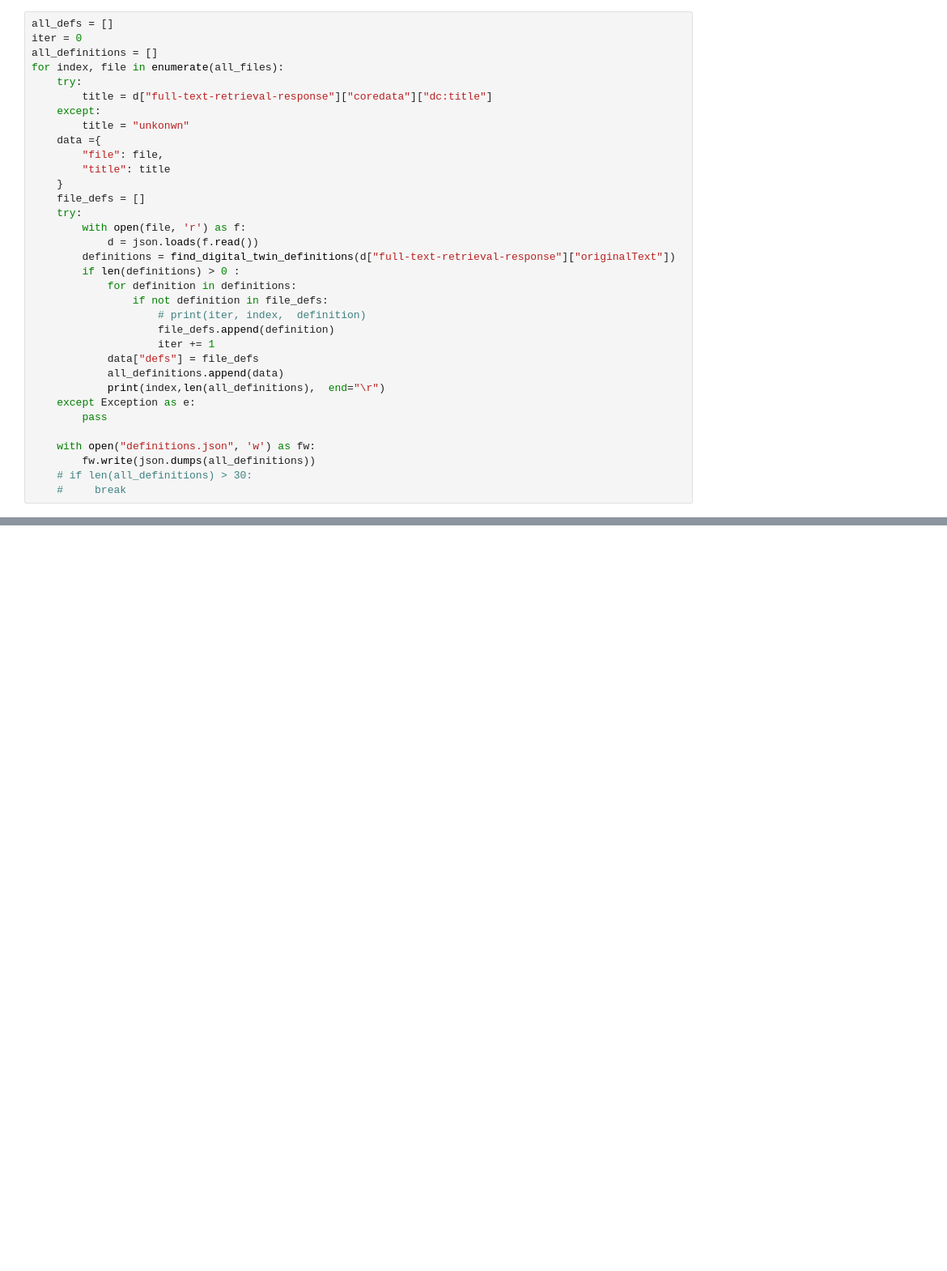
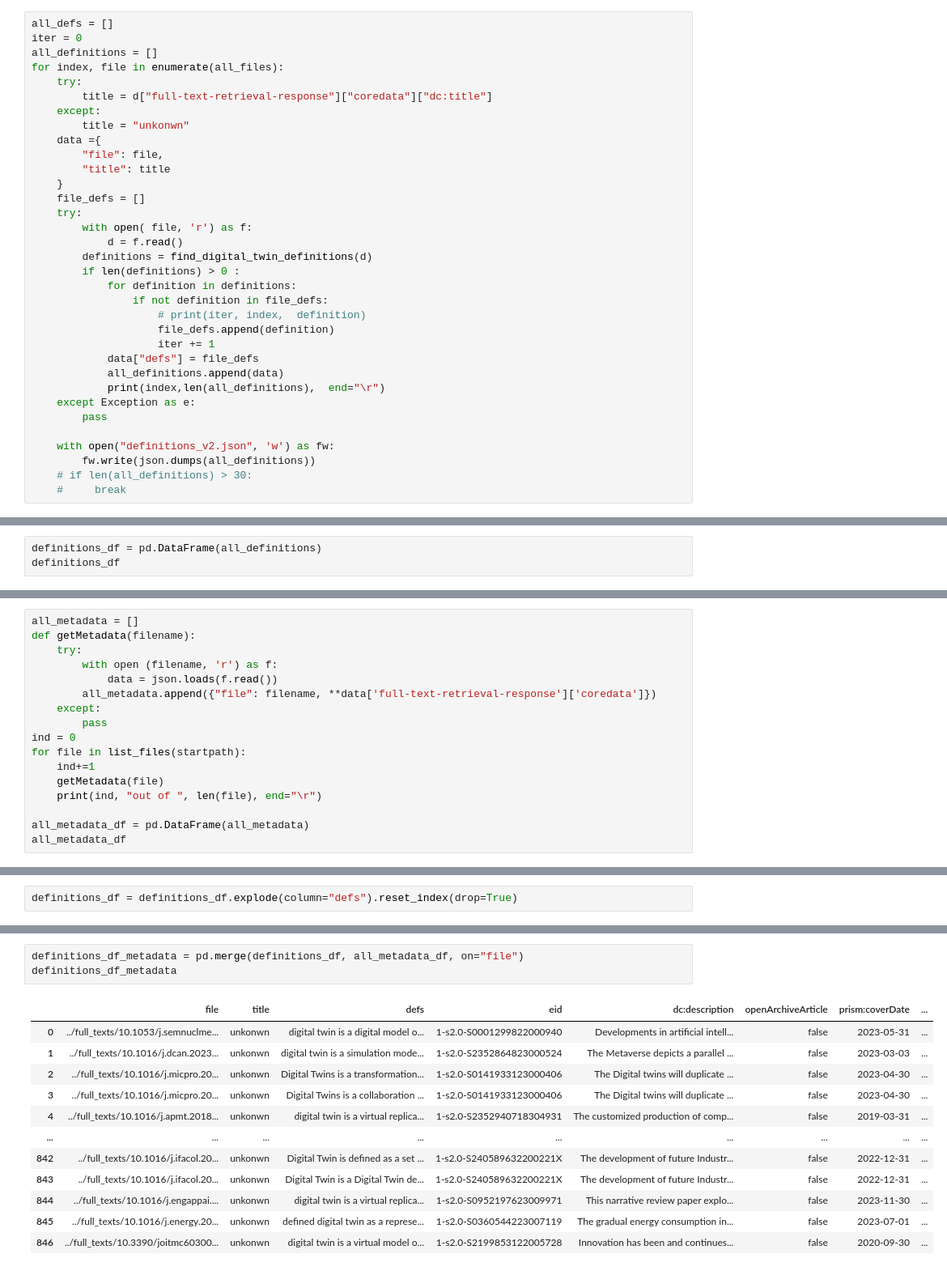
Before and after one commit to ualsg/dt-definitions, a Jupyter notebook: notebooks/03_regex_extract_definitons.ipynb, the cells around one changed output, grey strips where cells are left out. Shown at 81% size. Cells and saved outputs as stored; diff of their text form; blank space fills up the shorter version.

```diff
--- a/notebooks/03_regex_extract_definitons.ipynb
+++ b/notebooks/03_regex_extract_definitons.ipynb
@@ -54,9 +62,9 @@ for index, file in enumerate(all_files):
     }
     file_defs = []
     try:
-        with open(file, 'r') as f:
-            d = json.loads(f.read())
-        definitions = find_digital_twin_definitions(d["full-text-retrieval-response"]["originalText"])
+        with open( file, 'r') as f:
+            d = f.read()
+        definitions = find_digital_twin_definitions(d)
         if len(definitions) > 0 :
             for definition in definitions:
                 if not definition in file_defs:
@@ -69,7 +77,7 @@ for index, file in enumerate(all_files):
     except Exception as e:
         pass
 
-    with open("definitions.json", 'w') as fw:
+    with open("definitions_v2.json", 'w') as fw:
         fw.write(json.dumps(all_definitions))
     # if len(all_definitions) > 30:
     #     break
@@ -100,0 +106,3 @@ all_definitions
+# %%
+definitions_df = pd.DataFrame(all_definitions)
+definitions_df
@@ -100,0 +123,17 @@ all_definitions
+# %%
+all_metadata = []
+def getMetadata(filename):
+    try:
+        with open (filename, 'r') as f:
+            data = json.loads(f.read())
+        all_metadata.append({"file": filename, **data['full-text-retrieval-response']['coredata']})
+    except:
+        pass
+ind = 0
+for file in list_files(startpath):
+    ind+=1
+    getMetadata(file)
+    print(ind, "out of ", len(file), end="\r")
+
+all_metadata_df = pd.DataFrame(all_metadata)
+all_metadata_df
@@ -100,0 +155,2 @@ all_definitions
+# %%
+definitions_df = definitions_df.explode(column="defs").reset_index(drop=True)
@@ -100,0 +171,16 @@ all_definitions
+# %%
+definitions_df_metadata = pd.merge(definitions_df, all_metadata_df, on="file")
+definitions_df_metadata
+# %% [output]
+|  | file | title | defs | eid | dc:description | openArchiveArticle | prism:coverDate | ... |
+| 0 | ../full_texts/10.1053/j.semnuclme... | unkonwn | digital twin is a digital model o... | 1-s2.0-S0001299822000940 | Developments in artificial intell... | false | 2023-05-31 | ... |
+| 1 | ../full_texts/10.1016/j.dcan.2023... | unkonwn | digital twin is a simulation mode... | 1-s2.0-S2352864823000524 | The Metaverse depicts a parallel ... | false | 2023-03-03 | ... |
+| 2 | ../full_texts/10.1016/j.micpro.20... | unkonwn | Digital Twins is a transformation... | 1-s2.0-S0141933123000406 | The Digital twins will duplicate ... | false | 2023-04-30 | ... |
+| 3 | ../full_texts/10.1016/j.micpro.20... | unkonwn | Digital Twins is a collaboration ... | 1-s2.0-S0141933123000406 | The Digital twins will duplicate ... | false | 2023-04-30 | ... |
+| 4 | ../full_texts/10.1016/j.apmt.2018... | unkonwn | digital twin is a virtual replica... | 1-s2.0-S2352940718304931 | The customized production of comp... | false | 2019-03-31 | ... |
+| ... | ... | ... | ... | ... | ... | ... | ... | ... |
+| 842 | ../full_texts/10.1016/j.ifacol.20... | unkonwn | Digital Twin is defined as a set ... | 1-s2.0-S240589632200221X | The development of future Industr... | false | 2022-12-31 | ... |
+| 843 | ../full_texts/10.1016/j.ifacol.20... | unkonwn | Digital Twin is a Digital Twin de... | 1-s2.0-S240589632200221X | The development of future Industr... | false | 2022-12-31 | ... |
+| 844 | ../full_texts/10.1016/j.engappai.... | unkonwn | digital twin is a virtual replica... | 1-s2.0-S0952197623009971 | This narrative review paper explo... | false | 2023-11-30 | ... |
+| 845 | ../full_texts/10.1016/j.energy.20... | unkonwn | defined digital twin as a represe... | 1-s2.0-S0360544223007119 | The gradual energy consumption in... | false | 2023-07-01 | ... |
+| 846 | ../full_texts/10.3390/joitmc60300... | unkonwn | digital twin is a virtual model o... | 1-s2.0-S2199853122005728 | Innovation has been and continues... | false | 2020-09-30 | ... |
```
Also changed, not shown: parts of 12 cells of this notebook, 1 other file.
